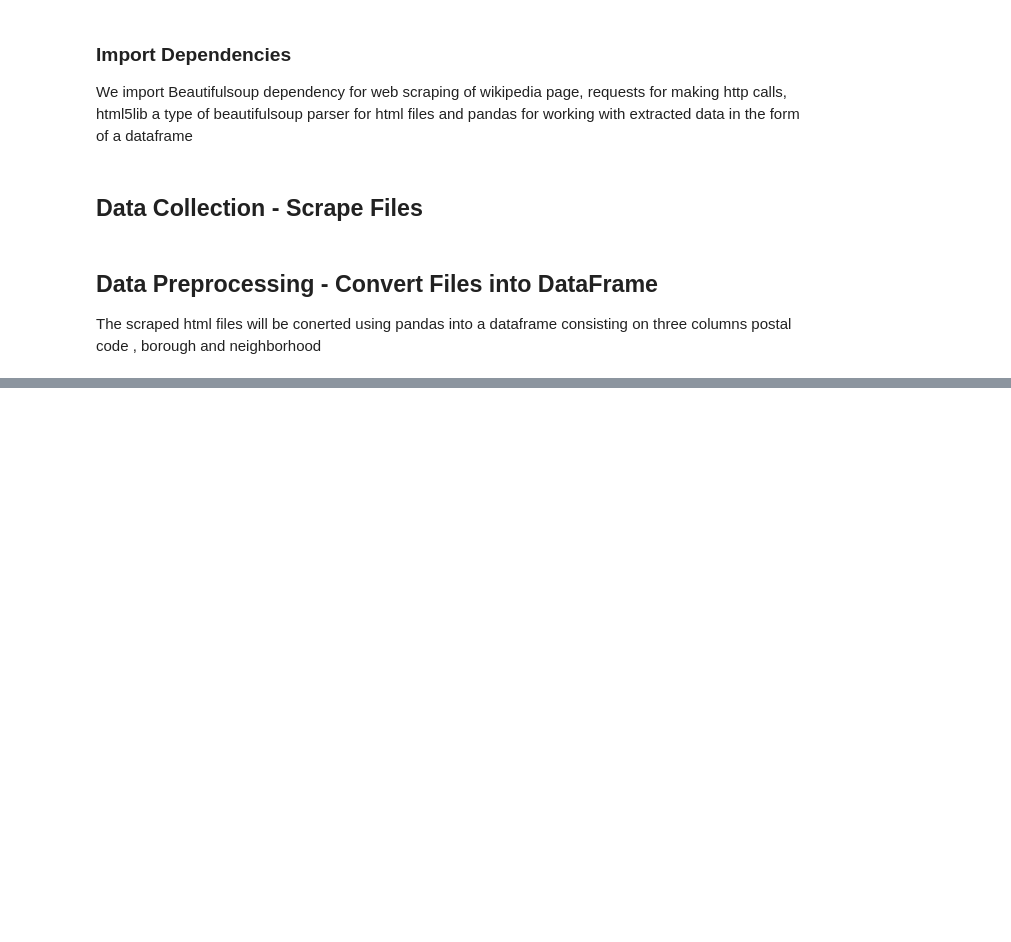
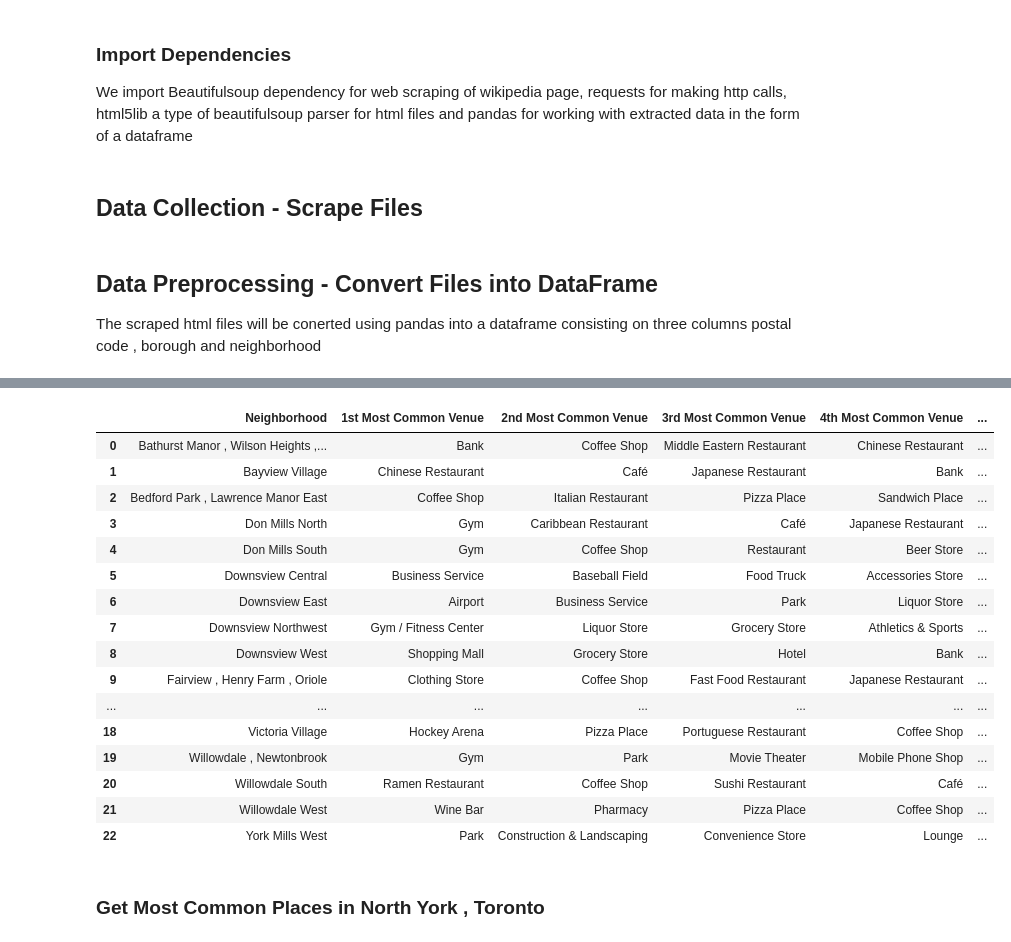
Before and after one commit to Cea-Learning/coursera, a Jupyter notebook: capstone projects/city_of_neighbourhoods.ipynb, the cells around one changed output, grey strips where cells are left out. Drawn from its saved outputs; the diff is of its cells as text; code cells hidden in the pictures; blank space fills up the shorter version.

```diff
--- a/capstone projects/city_of_neighbourhoods.ipynb
+++ b/capstone projects/city_of_neighbourhoods.ipynb
@@ -72,0 +139,3 @@ df.head(10)
+# %%
+north_york_data = df[df["Borough"] == "North York"].reset_index(drop=True)
+north_york_data.head()
@@ -77,0 +289,45 @@ df.shape
+# %%
+def return_most_common_venues(row, num_top_venues):
+    row_categories = row.iloc[1:]
+    row_categories_sorted = row_categories.sort_values(ascending=False)
+    return row_categories_sorted.index.values[0:num_top_venues]
+
+num_top_venues = 10
+
+indicators = ['st', 'nd', 'rd']
+
+# create columns according to number of top venues
+columns = ['Neighborhood']
+for ind in np.arange(num_top_venues):
+    try:
+        columns.append('{}{} Most Common Venue'.format(ind+1, indicators[ind]))
+    except:
+        columns.append('{}th Most Common Venue'.format(ind+1))
+
+# create a new dataframe
+neighborhoods_venues_sorted = pd.DataFrame(columns=columns)
+neighborhoods_venues_sorted['Neighborhood'] = north_york_grouped['Neighborhood']
+for ind in np.arange(north_york_grouped.shape[0]):
+    neighborhoods_venues_sorted.iloc[ind, 1:] = return_most_common_venues(north_york_grouped.iloc[ind, :], num_top_venues)
+
+neighborhoods_venues_sorted
+# %% [output]
+|  | Neighborhood | 1st Most Common Venue | 2nd Most Common Venue | 3rd Most Common Venue | 4th Most Common Venue | ... |
+| 0 | Bathurst Manor , Wilson Heights ,... | Bank | Coffee Shop | Middle Eastern Restaurant | Chinese Restaurant | ... |
+| 1 | Bayview Village | Chinese Restaurant | Café | Japanese Restaurant | Bank | ... |
+| 2 | Bedford Park , Lawrence Manor East | Coffee Shop | Italian Restaurant | Pizza Place | Sandwich Place | ... |
+| 3 | Don Mills North | Gym | Caribbean Restaurant | Café | Japanese Restaurant | ... |
+| 4 | Don Mills South | Gym | Coffee Shop | Restaurant | Beer Store | ... |
+| 5 | Downsview Central | Business Service | Baseball Field | Food Truck | Accessories Store | ... |
+| 6 | Downsview East | Airport | Business Service | Park | Liquor Store | ... |
+| 7 | Downsview Northwest | Gym / Fitness Center | Liquor Store | Grocery Store | Athletics & Sports | ... |
+| 8 | Downsview West | Shopping Mall | Grocery Store | Hotel | Bank | ... |
+| 9 | Fairview , Henry Farm , Oriole | Clothing Store | Coffee Shop | Fast Food Restaurant | Japanese Restaurant | ... |
+| ... | ... | ... | ... | ... | ... | ... |
+| 18 | Victoria Village | Hockey Arena | Pizza Place | Portuguese Restaurant | Coffee Shop | ... |
+| 19 | Willowdale , Newtonbrook | Gym | Park | Movie Theater | Mobile Phone Shop | ... |
+| 20 | Willowdale South | Ramen Restaurant | Coffee Shop | Sushi Restaurant | Café | ... |
+| 21 | Willowdale West | Wine Bar | Pharmacy | Pizza Place | Coffee Shop | ... |
+| 22 | York Mills West | Park | Construction & Landscaping | Convenience Store | Lounge | ... |
+# %% [markdown]
+### Get Most Common Places in North York , Toronto
```
Also changed, not shown: parts of 48 cells of this notebook, 3 other files.
